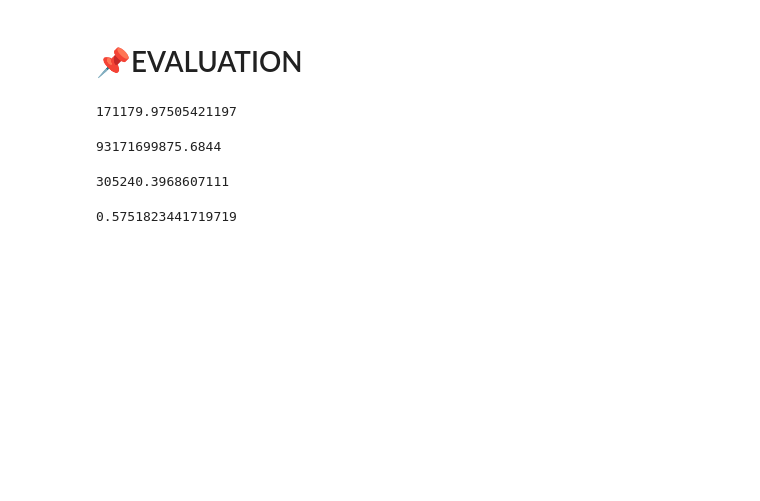
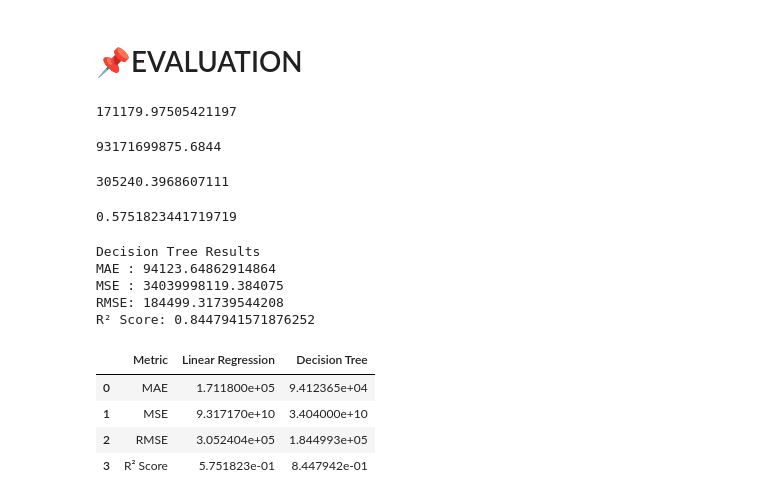
Before and after one commit to madamx11/Car-price-Prediction-Model, a Jupyter notebook: ml/Notebook_training_fixed (1).ipynb, the cells around one changed output. Drawn from its saved outputs; the diff is of its cells as text; code cells hidden in the pictures; blank space fills up the shorter version.

```diff
--- a/ml/Notebook_training_fixed (1).ipynb
+++ b/ml/Notebook_training_fixed (1).ipynb
@@ -2620,0 +2648,52 @@ print(r2)
+# %%
+from sklearn.metrics import (
+    mean_absolute_error,
+    mean_squared_error,
+    r2_score
+)
+
+import numpy as np
+
+# Decision Tree Metrics
+dt_mae = mean_absolute_error(y_test, dt_pred)
+dt_mse = mean_squared_error(y_test, dt_pred)
+dt_rmse = np.sqrt(dt_mse)
+dt_r2 = r2_score(y_test, dt_pred)
+
+print("Decision Tree Results")
+print("MAE :", dt_mae)
+print("MSE :", dt_mse)
+print("RMSE:", dt_rmse)
+print("R² Score:", dt_r2)
+# %% [output]
+Decision Tree Results
+MAE : 94123.64862914864
+MSE : 34039998119.384075
+RMSE: 184499.31739544208
+R² Score: 0.8447941571876252
+# %%
+comparison = pd.DataFrame({
+    "Metric": ["MAE", "MSE", "RMSE", "R² Score"],
+
+    "Linear Regression": [
+        mae,
+        mse,
+        rmse,
+        r2
+    ],
+
+    "Decision Tree": [
+        dt_mae,
+        dt_mse,
+        dt_rmse,
+        dt_r2
+    ]
+})
+
+comparison
+# %% [output]
+|  | Metric | Linear Regression | Decision Tree |
+| 0 | MAE | 1.711800e+05 | 9.412365e+04 |
+| 1 | MSE | 9.317170e+10 | 3.404000e+10 |
+| 2 | RMSE | 3.052404e+05 | 1.844993e+05 |
+| 3 | R² Score | 5.751823e-01 | 8.447942e-01 |
```
Also changed, not shown: parts of 2 cells of this notebook, 1 other file.
